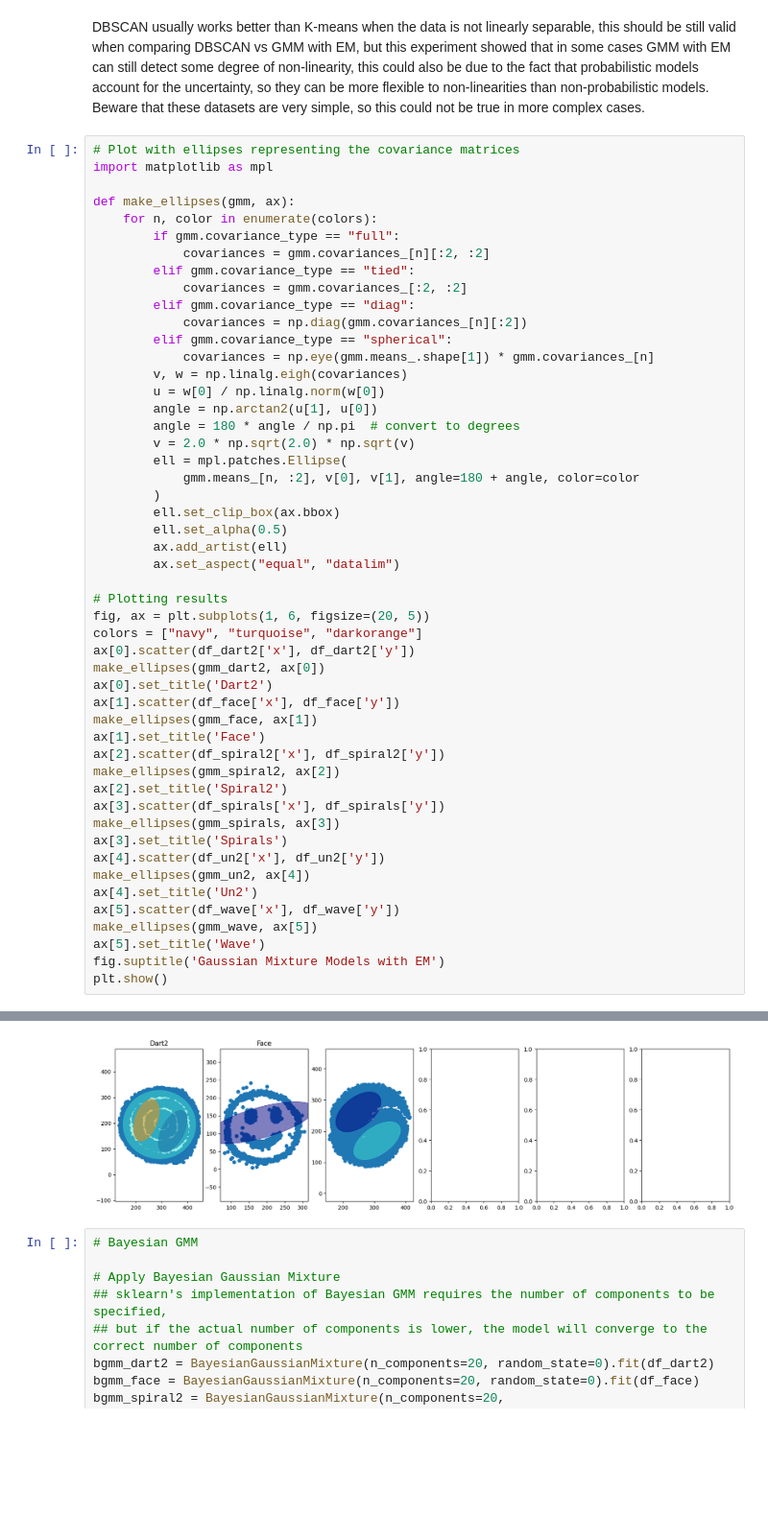
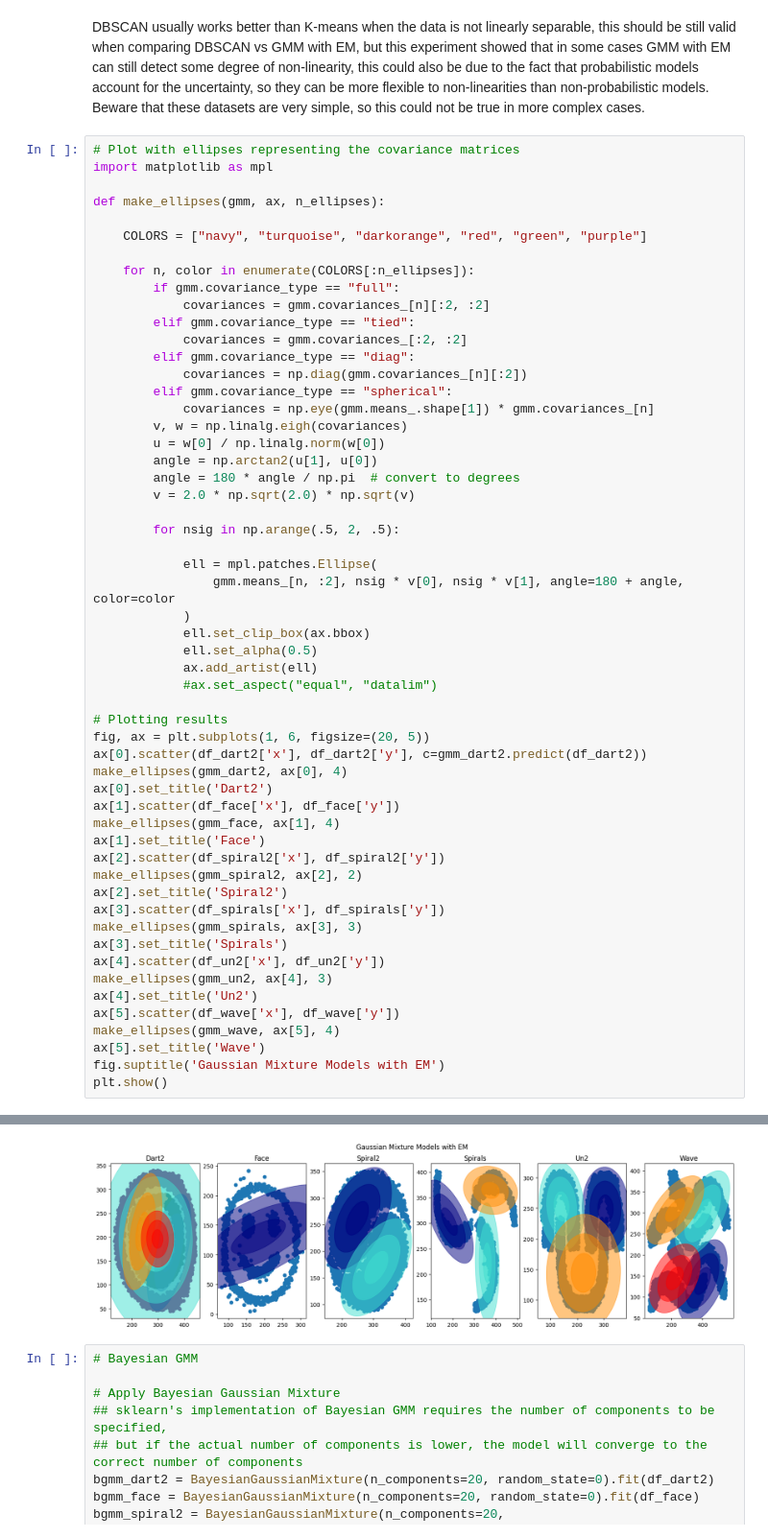
Before and after one commit to davidecapone/MixtureModelsClustering, a Jupyter notebook: notebooks/main.ipynb, the cells around one changed output, grey strips where cells are left out. Shown at 96% size. Cells and saved outputs as stored; diff of their text form; blank space fills up the shorter version.

Commit message:
Fix make_ellipses function

```diff
--- a/notebooks/main.ipynb
+++ b/notebooks/main.ipynb
@@ -199,8 +199,11 @@ DBSCAN usually works better than K-means when the data is not linearly separable
 # Plot with ellipses representing the covariance matrices
 import matplotlib as mpl
 
-def make_ellipses(gmm, ax):
-    for n, color in enumerate(colors):
+def make_ellipses(gmm, ax, n_ellipses):
+
+    COLORS = ["navy", "turquoise", "darkorange", "red", "green", "purple"]
+
+    for n, color in enumerate(COLORS[:n_ellipses]):
         if gmm.covariance_type == "full":
             covariances = gmm.covariances_[n][:2, :2]
         elif gmm.covariance_type == "tied":
@@ -214,34 +217,36 @@ def make_ellipses(gmm, ax):
         angle = np.arctan2(u[1], u[0])
         angle = 180 * angle / np.pi  # convert to degrees
         v = 2.0 * np.sqrt(2.0) * np.sqrt(v)
-        ell = mpl.patches.Ellipse(
-            gmm.means_[n, :2], v[0], v[1], angle=180 + angle, color=color
-        )
-        ell.set_clip_box(ax.bbox)
-        ell.set_alpha(0.5)
-        ax.add_artist(ell)
-        ax.set_aspect("equal", "datalim")
+
+        for nsig in np.arange(.5, 2, .5):
+
+            ell = mpl.patches.Ellipse(
+                gmm.means_[n, :2], nsig * v[0], nsig * v[1], angle=180 + angle, color=color
+            )
+            ell.set_clip_box(ax.bbox)
+            ell.set_alpha(0.5)
+            ax.add_artist(ell)
+            #ax.set_aspect("equal", "datalim")
 
 # Plotting results
 fig, ax = plt.subplots(1, 6, figsize=(20, 5))
-colors = ["navy", "turquoise", "darkorange"]
-ax[0].scatter(df_dart2['x'], df_dart2['y'])
-make_ellipses(gmm_dart2, ax[0])
+ax[0].scatter(df_dart2['x'], df_dart2['y'], c=gmm_dart2.predict(df_dart2))
+make_ellipses(gmm_dart2, ax[0], 4)
 ax[0].set_title('Dart2')
 ax[1].scatter(df_face['x'], df_face['y'])
-make_ellipses(gmm_face, ax[1])
+make_ellipses(gmm_face, ax[1], 4)
 ax[1].set_title('Face')
 ax[2].scatter(df_spiral2['x'], df_spiral2['y'])
-make_ellipses(gmm_spiral2, ax[2])
+make_ellipses(gmm_spiral2, ax[2], 2)
 ax[2].set_title('Spiral2')
 ax[3].scatter(df_spirals['x'], df_spirals['y'])
-make_ellipses(gmm_spirals, ax[3])
+make_ellipses(gmm_spirals, ax[3], 3)
 ax[3].set_title('Spirals')
 ax[4].scatter(df_un2['x'], df_un2['y'])
-make_ellipses(gmm_un2, ax[4])
+make_ellipses(gmm_un2, ax[4], 3)
 ax[4].set_title('Un2')
 ax[5].scatter(df_wave['x'], df_wave['y'])
-make_ellipses(gmm_wave, ax[5])
+make_ellipses(gmm_wave, ax[5], 4)
 ax[5].set_title('Wave')
 fig.suptitle('Gaussian Mixture Models with EM')
 plt.show()
@@ -250,4 +254,4 @@ IndexError: index 2 is out of bounds for axis 0 with size 2
-[figure, old version]
+[figure, new version]
 # %%
 # Bayesian GMM
 
```
Also changed, not shown: parts of 1 cell of this notebook.
